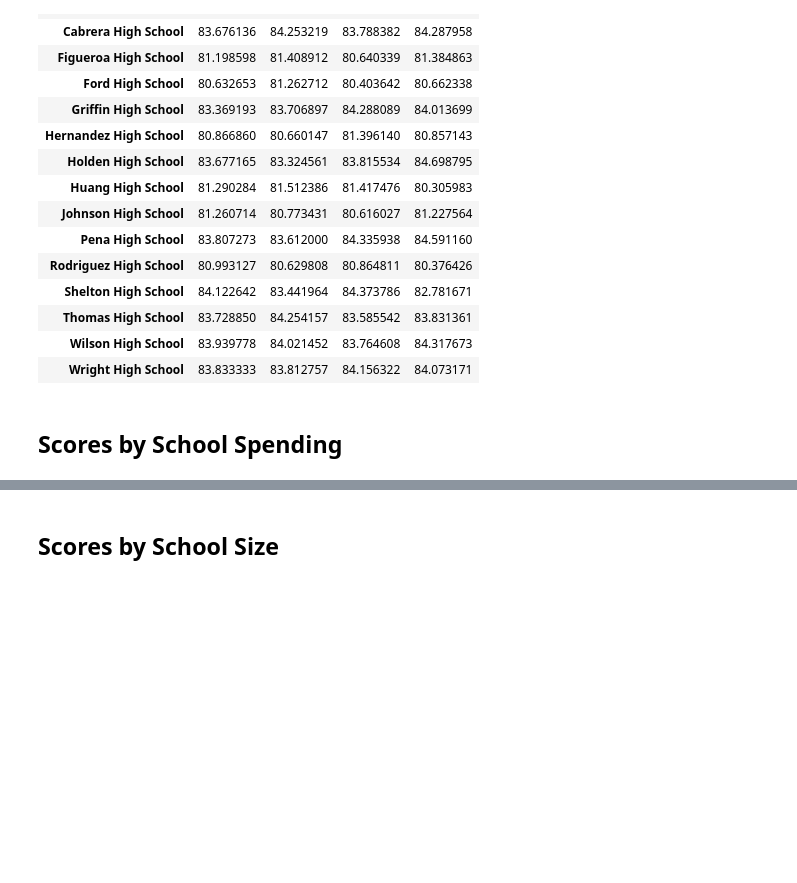
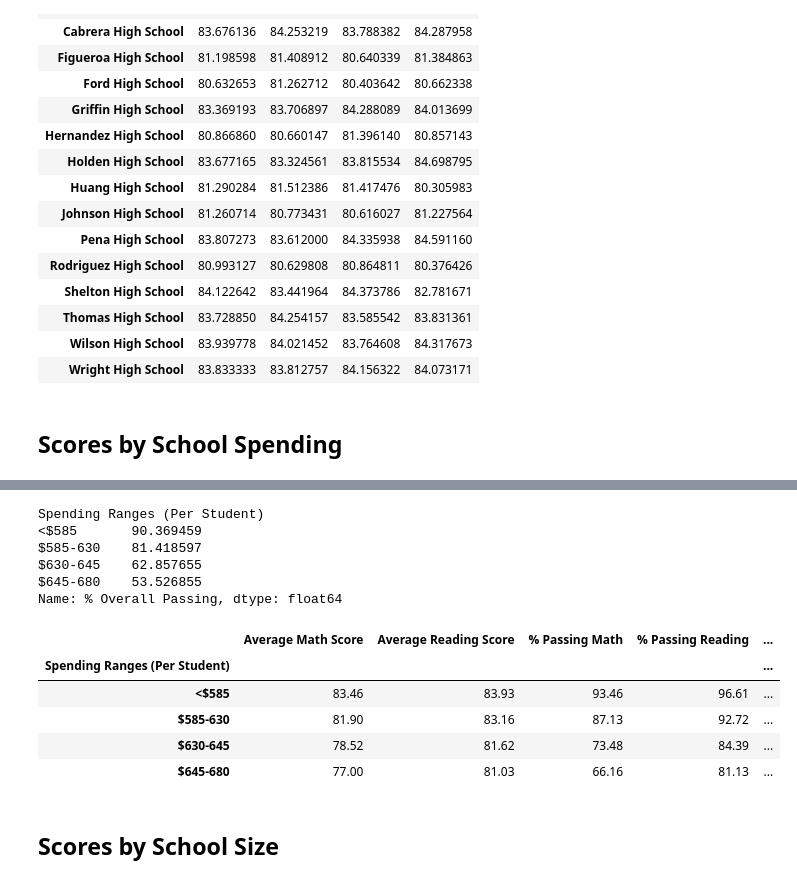
Before and after one commit to vertta/pandas-challenge, a Jupyter notebook: PyCitySchools/PyCitySchools_starter.ipynb, the cells around one changed output, grey strips where cells are left out. Cells and saved outputs as stored; diff of their text form; code cells hidden in the pictures; blank space fills up the shorter version.

Commit message:
Per student spending

```diff
--- a/PyCitySchools/PyCitySchools_starter.ipynb
+++ b/PyCitySchools/PyCitySchools_starter.ipynb
@@ -409,4 +419,4 @@ NameError: name 'school_spending' is not defined
 # %%
-school_spending_copy_= school_spending_df
+school_spending_copy= school_spending_df
 school_spending_copy.head(3)
 # %% [output]
@@ -414,8 +427,9 @@ NameError: name 'school_spending_copy' is not defined
 # %%
 school_spending_copy["Average Math Score"] = school_spending_copy["Average Math Score"].astype('float')
 school_spending_copy["Average Reading Score"] = school_spending_copy["Average Reading Score"].astype('float')
-school_spending_copy["% Passing Math"] = school_spending_copy["% Passing Math"].str.replace("%","").astype('float')
-school_spending_copy["% Passing Reading"] = school_spending_copy["% Passing Reading"].str.replace("%","").astype('float')
-school_spending_copy["% Overall Passing"] = school_spending_copy["% % Overall Passing"].str.replace("%","").astype('float')
+
+school_spending_copy["% Passing Math"] = school_spending_copy["% Passing Math"].astype('float')
+school_spending_copy["% Passing Reading"] = school_spending_copy["% Passing Reading"].astype('float')
+school_spending_copy["% Overall Passing"] = school_spending_copy["% Overall Passing"].astype('float')
 school_spending_copy.dtypes
 # %% [output]
@@ -438,3 +454,40 @@ spending_summary
+# %%
+#  Calculate averages for the desired columns.
+average_spending_math_score = school_spending_copy.groupby(["Spending Ranges (Per Student)"]).mean()["Average Math Score"]
+average_spending_reading_score = school_spending_copy.groupby(["Spending Ranges (Per Student)"]).mean()["Average Reading Score"]
+passing_math_spending_score = school_spending_copy.groupby(["Spending Ranges (Per Student)"]).mean()["% Passing Math"]
+passing_reading_spending_score = school_spending_copy.groupby(["Spending Ranges (Per Student)"]).mean()["% Passing Reading"]
+passing_reading_math_spending_score = school_spending_copy.groupby(["Spending Ranges (Per Student)"]).mean()["% Overall Passing"]
+# %% [output]
+Spending Ranges (Per Student)
+<$585       90.369459
+$585-630    81.418597
+$630-645    62.857655
+$645-680    53.526855
+Name: % Overall Passing, dtype: float64
+# %%
+# Assemble into DataFrame
+spending_summary =pd.DataFrame({
+    "Average Math Score" : average_spending_math_score.round(2) ,
+    "Average Reading Score": average_spending_reading_score.round(2),
+    "% Passing Math": passing_math_spending_score.round(2),
+    "% Passing Reading":passing_reading_spending_score.round(2),
+    "% Overall Passing":passing_reading_math_spending_score.round(2)
+})
+
+
+# Minor data wrangling
+
+
+# Display results
+spending_summary
+# %% [output]
+|  | Average Math Score | Average Reading Score | % Passing Math | % Passing Reading | ... |
+| Spending Ranges (Per Student) |  |  |  |  | ... |
+| <$585 | 83.46 | 83.93 | 93.46 | 96.61 | ... |
+| $585-630 | 81.90 | 83.16 | 87.13 | 92.72 | ... |
+| $630-645 | 78.52 | 81.62 | 73.48 | 84.39 | ... |
+| $645-680 | 77.00 | 81.03 | 66.16 | 81.13 | ... |
 # %% [markdown]
 ## Scores by School Size
 # %%
```
Also changed, not shown: parts of 8 cells of this notebook.
